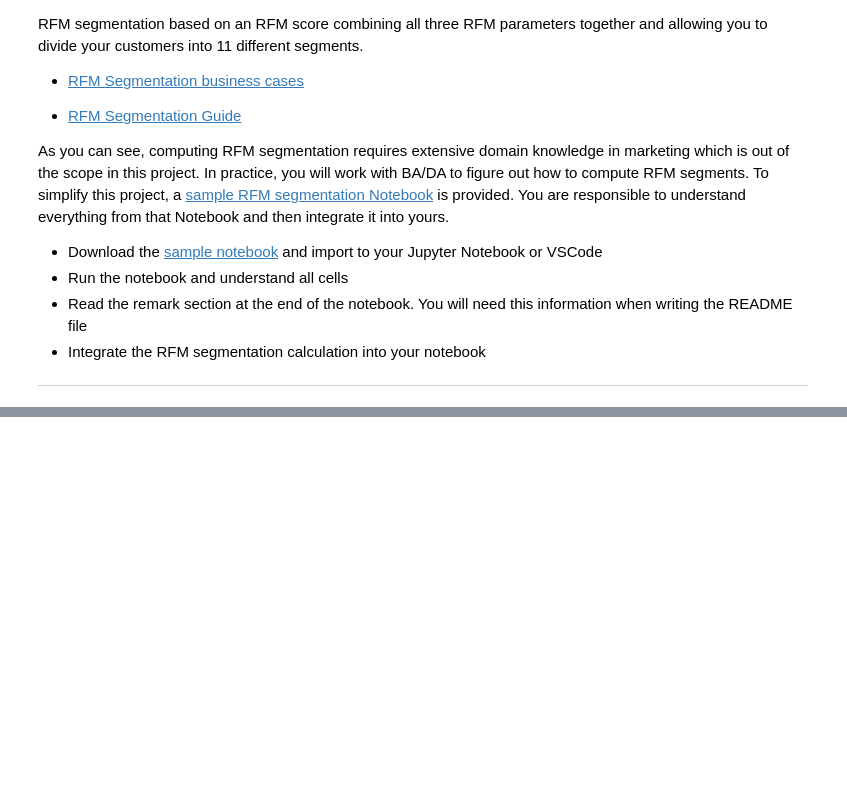
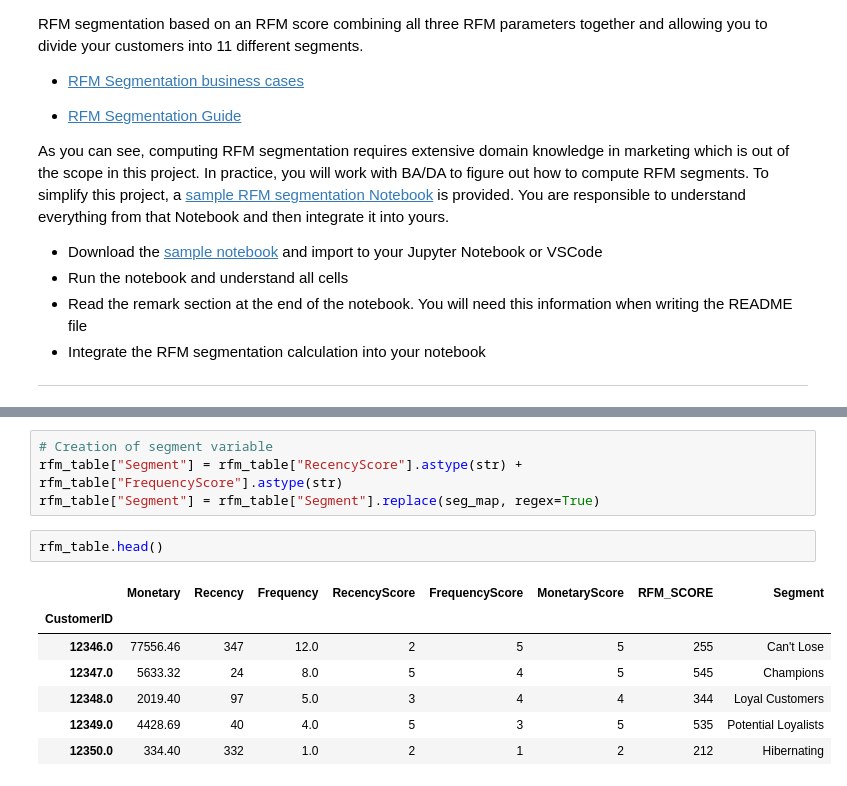
Before and after one commit to jarviscanada/jarvis_data_eng_JasmeetBrar, a Jupyter notebook: python_data_analytics/retail_data_analytics_wrangling.ipynb, the cells around one changed output, grey strips where cells are left out. Drawn from its saved outputs; the diff is of its cells as text; blank space fills up the shorter version.

```diff
--- a/python_data_analytics/retail_data_analytics_wrangling.ipynb
+++ b/python_data_analytics/retail_data_analytics_wrangling.ipynb
@@ -372,0 +471,14 @@ As you can see, computing RFM segmentation requires extensive domain knowledge i
+# %%
+# Creation of segment variable
+rfm_table["Segment"] = rfm_table["RecencyScore"].astype(str) + rfm_table["FrequencyScore"].astype(str)
+rfm_table["Segment"] = rfm_table["Segment"].replace(seg_map, regex=True)
+# %%
+rfm_table.head()
+# %% [output]
+|  | Monetary | Recency | Frequency | RecencyScore | FrequencyScore | MonetaryScore | RFM_SCORE | Segment |
+| CustomerID |  |  |  |  |  |  |  |  |
+| 12346.0 | 77556.46 | 347 | 12.0 | 2 | 5 | 5 | 255 | Can't Lose |
+| 12347.0 | 5633.32 | 24 | 8.0 | 5 | 4 | 5 | 545 | Champions |
+| 12348.0 | 2019.40 | 97 | 5.0 | 3 | 4 | 4 | 344 | Loyal Customers |
+| 12349.0 | 4428.69 | 40 | 4.0 | 5 | 3 | 5 | 535 | Potential Loyalists |
+| 12350.0 | 334.40 | 332 | 1.0 | 2 | 1 | 2 | 212 | Hibernating |
```
Also changed, not shown: parts of 15 cells of this notebook, 1 other file.
